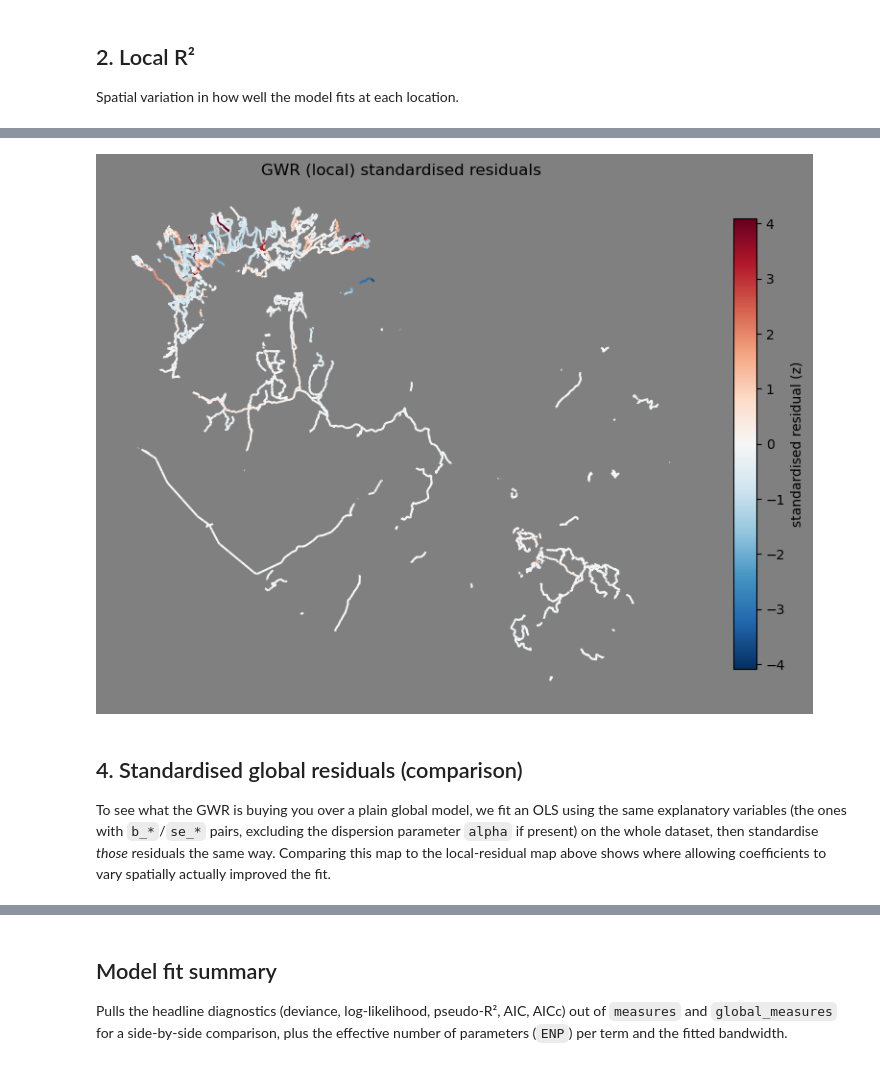
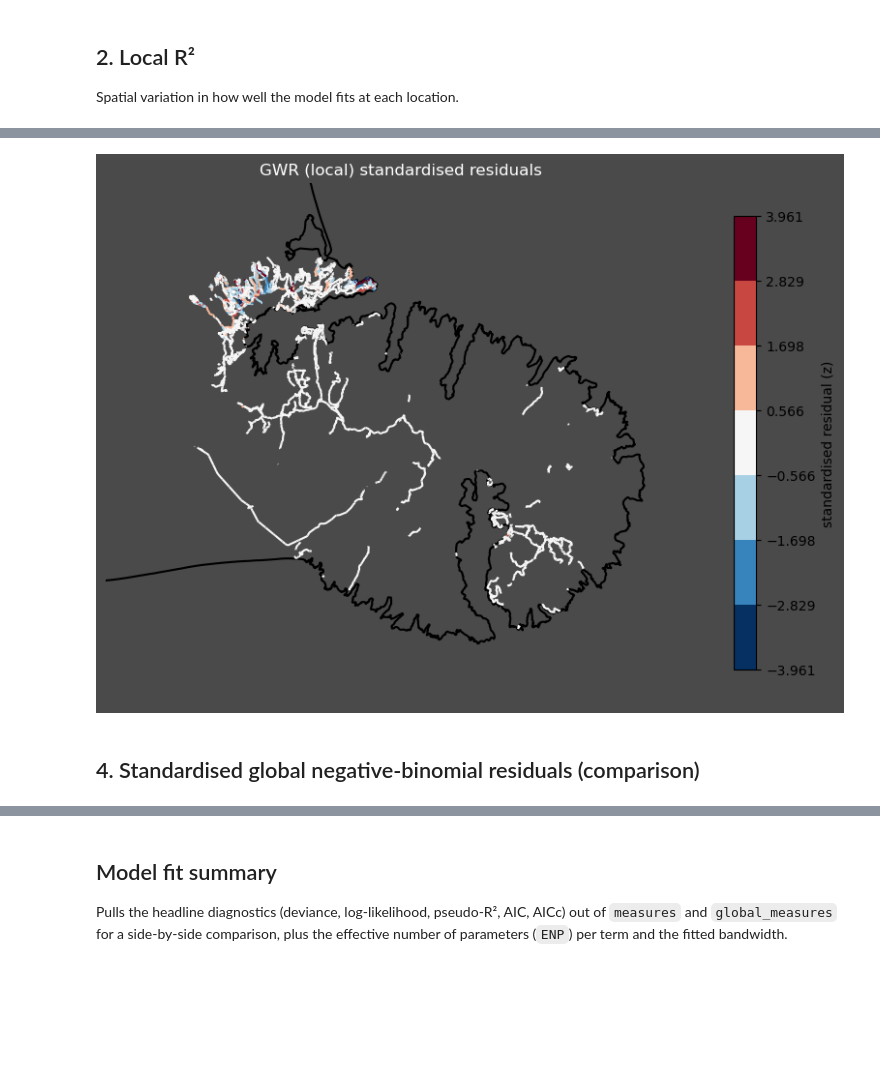
Before and after one commit to MaxwellBusby/banks-peninsula-organic-data-processing, a Jupyter notebook: gwr_diagnostics.ipynb, the cells around one changed output, grey strips where cells are left out. Saved outputs shown, nothing was run; the diff lists cells and outputs as text; code cells hidden in the pictures; blank space fills up the shorter version.

```diff
--- a/gwr_diagnostics.ipynb
+++ b/gwr_diagnostics.ipynb
@@ -30,16 +18,34 @@ plt.rcParams['axes.facecolor'] = 'grey'
 ## Configuration
 # %%
 # --- EDIT THESE ---
-GPKG_PATH = "GWNBR_Output/20260819_185720/ped_gwnbr_results.gpkg"       # per-location GWR results (points/polygons + coefficients)
-RESULTS_PATH = 'GWNBR_Output/20260819_185720/gwnbr_full_result.rds'    # pickled dict/object with bandwidth, measures, ENP, global_measures, etc.
-
+GPKG_PATH = r"GWNBR_Output\Final_Results\ped_gwnbr_results.gpkg"       # per-location GWR results (points/polygons + coefficients)
+RESULTS_PATH = r"GWNBR_Output\Final_Results\gwnbr_full_result.rds"    # pickled dict/object with bandwidth, measures, ENP, global_measures, etc.
+GLOBAL_RESULTS_PATH = r"GWNBR_Output\glm_nb_results.RData"  # CSV with global model results (coefficients, t-values, p-values)
+FORWARD_SELECTION_PATH = r"GWNBR_Output\fs_final.csv"
+BORDER_PATH = r"Data\Supplementaries\lds-nz-coastlines-topo-150k-SHP\nz-coastlines-topo-150k.shp"      # border layer for plotting
 # If your model has categorical/dummy layers, drop them from significance shading below by adding to this list
-EXCLUDE_FROM_COEF_PLOTS = []   # e.g. ["b_alpha"] if you don't want the dispersion parameter mapped like a covariate
+EXCLUDE_FROM_COEF_PLOTS = ["b_alpha","b_Intercept"]   # e.g. ["b_alpha"] if you don't want the dispersion parameter mapped like a covariate
 # %% [markdown]
 ## Load data
 # %%
 gdf = gpd.read_file(GPKG_PATH)
+border = gpd.read_file(BORDER_PATH).to_crs(gdf.crs)
+
+
+def plot_border_under(ax):
+    border.plot(ax=ax, color="black", linewidth=1.5, zorder=1)
+
+
+def zoom_to_data(ax, padding=0.2):
+    min_x, min_y, max_x, max_y = gdf.total_bounds
+    width = max_x - min_x
+    height = max_y - min_y
+    ax.set_xlim(min_x - padding * width, max_x + padding * width)
+    ax.set_ylim(min_y - padding * height, max_y + padding * height)
+
+
 print(f"Loaded {len(gdf)} rows, CRS: {gdf.crs}")
+print(f"Loaded area border with {len(border)} feature(s)")
 gdf.head()
 # %% [output]
 Loaded 5130 rows, CRS: EPSG:2193
@@ -265,29 +381,31 @@ magnitude of `Y` at that location.
 # %%
+from matplotlib.colors import BoundaryNorm, ListedColormap
+
 gdf["res_std"] = (gdf["res"] - gdf["res"].mean()) / gdf["res"].std()
 
-fig, ax = plt.subplots(figsize=(8, 7))
+fig, ax = plt.subplots(figsize=(8, 7), facecolor="#4a4a4a")
+ax.set_facecolor("#4a4a4a")
 vmax = np.nanmax(np.abs(gdf["res_std"]))/3
-norm = TwoSlopeNorm(vmin=-vmax, vcenter=0, vmax=vmax)
+boundaries = np.linspace(-vmax, vmax, 8)
+norm = BoundaryNorm(boundaries, ncolors=7, clip=True)
+residual_cmap = ListedColormap(plt.get_cmap("RdBu_r")(np.linspace(0, 1, 7)))
 
+plot_border_under(ax)
 gdf.plot(
-    column="res_std", ax=ax, cmap="RdBu_r", norm=norm,
+    column="res_std", ax=ax, cmap=residual_cmap, norm=norm,
     markersize=10, legend=True,
     legend_kwds={"shrink": 0.7, "label": "standardised residual (z)"},
+    zorder=2,
 )
-ax.set_title("GWR (local) standardised residuals")
+zoom_to_data(ax)
+ax.set_title("GWR (local) standardised residuals", color="white")
 ax.set_axis_off()
 plt.tight_layout()
 plt.show()
 # %% [output]
-[figure, old version]
+[figure, new version]
 # %% [markdown]
-## 4. Standardised global residuals (comparison)
-
-To see what the GWR is buying you over a plain global model, we fit an OLS using the same
-explanatory variables (the ones with `b_*`/`se_*` pairs, excluding the dispersion parameter
-`alpha` if present) on the whole dataset, then standardise *those* residuals the same way.
-Comparing this map to the local-residual map above shows where allowing coefficients to vary
-spatially actually improved the fit.
+## 4. Standardised global negative-binomial residuals (comparison)
 # %%
 import statsmodels.api as sm
 
```
Also changed, not shown: parts of 19 cells of this notebook, 10 other files.
